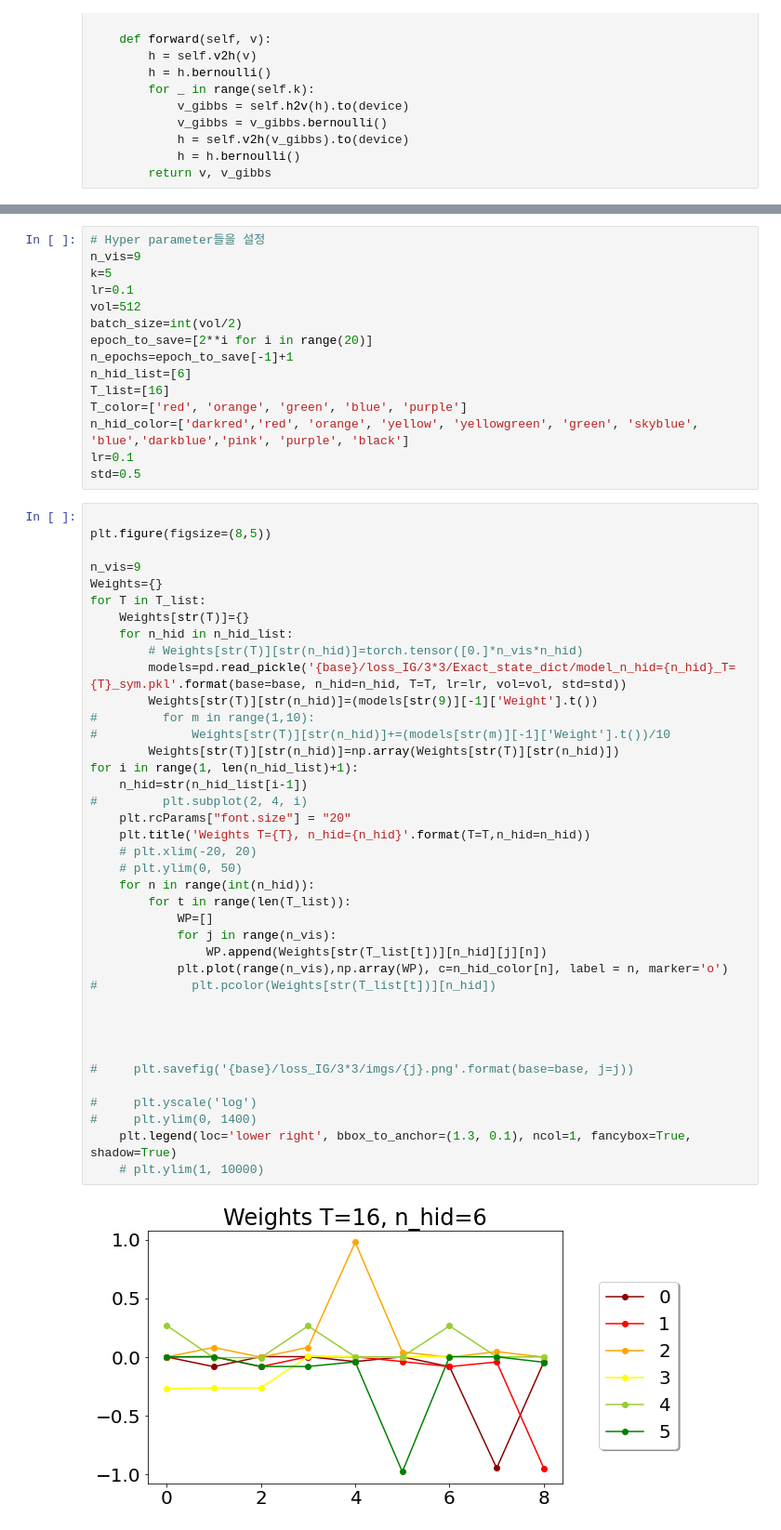
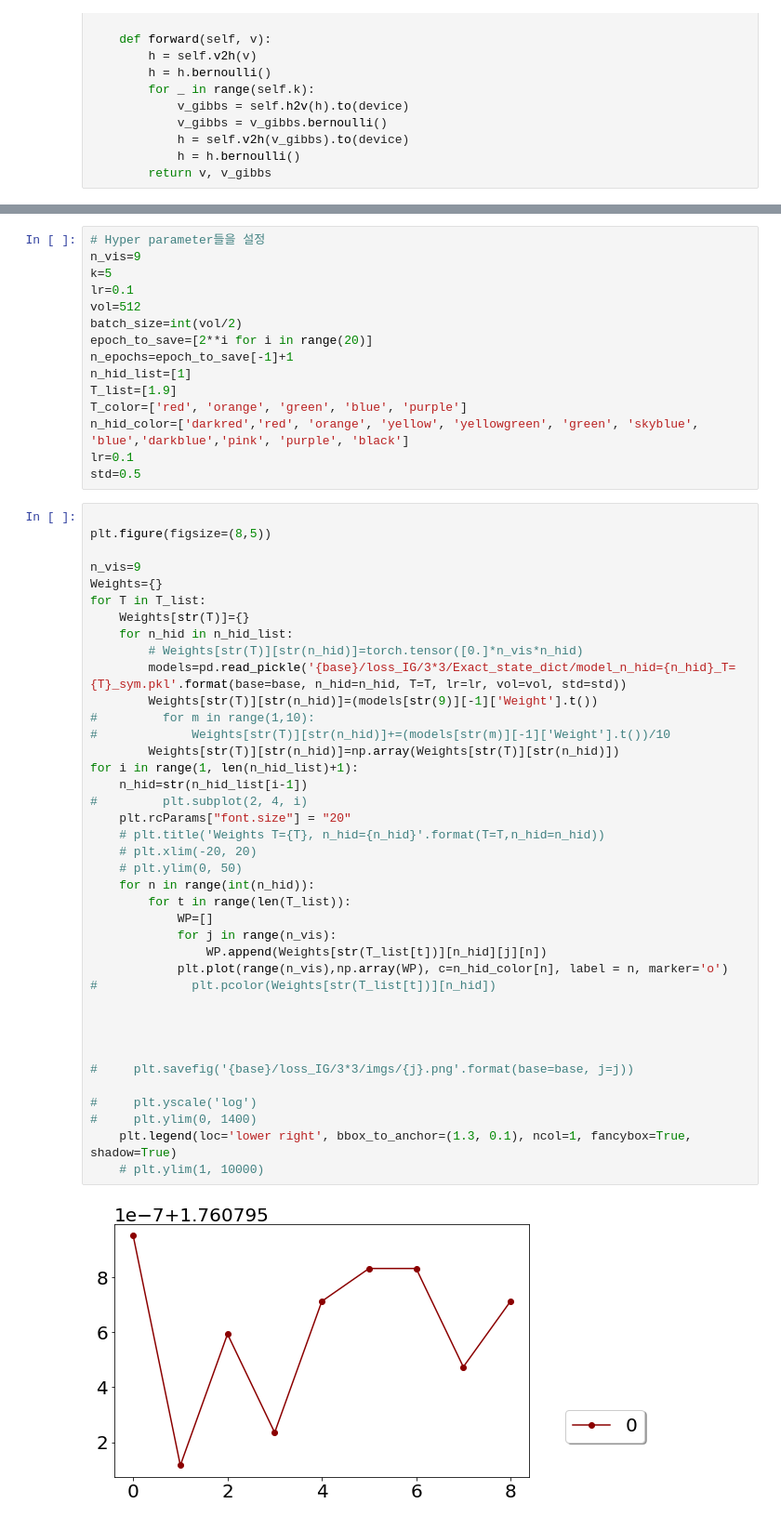
Before and after one commit to physicaone/loss_IG, a Jupyter notebook: [210902]visual_result8_sym.ipynb, the cells around one changed output, grey strips where cells are left out. Shown at 93% size. Cells and saved outputs as stored; diff of their text form.

```diff
--- a/[210902]visual_result8_sym.ipynb
+++ b/[210902]visual_result8_sym.ipynb
@@ -167,8 +175,8 @@ vol=512
 batch_size=int(vol/2)
 epoch_to_save=[2**i for i in range(20)]
 n_epochs=epoch_to_save[-1]+1
-n_hid_list=[6]
-T_list=[16]
+n_hid_list=[1]
+T_list=[1.9]
 T_color=['red', 'orange', 'green', 'blue', 'purple']
 n_hid_color=['darkred','red', 'orange', 'yellow', 'yellowgreen', 'green', 'skyblue', 'blue','darkblue','pink', 'purple', 'black']
 lr=0.1
@@ -185,32 +193,32 @@ for T in T_list:
         # Weights[str(T)][str(n_hid)]=torch.tensor([0.]*n_vis*n_hid)
         models=pd.read_pickle('{base}/loss_IG/3*3/Exact_state_dict/model_n_hid={n_hid}_T={T}_sym.pkl'.format(base=base, n_hid=n_hid, T=T, lr=lr, vol=vol, std=std))
         Weights[str(T)][str(n_hid)]=(models[str(9)][-1]['Weight'].t())
 #         for m in range(1,10):
 #             Weights[str(T)][str(n_hid)]+=(models[str(m)][-1]['Weight'].t())/10
         Weights[str(T)][str(n_hid)]=np.array(Weights[str(T)][str(n_hid)])
 for i in range(1, len(n_hid_list)+1):
     n_hid=str(n_hid_list[i-1])
 #         plt.subplot(2, 4, i)
     plt.rcParams["font.size"] = "20"
-    plt.title('Weights T={T}, n_hid={n_hid}'.format(T=T,n_hid=n_hid))
+    # plt.title('Weights T={T}, n_hid={n_hid}'.format(T=T,n_hid=n_hid))
     # plt.xlim(-20, 20)
     # plt.ylim(0, 50)
     for n in range(int(n_hid)):
         for t in range(len(T_list)):
             WP=[]
             for j in range(n_vis):
                 WP.append(Weights[str(T_list[t])][n_hid][j][n])
             plt.plot(range(n_vis),np.array(WP), c=n_hid_color[n], label = n, marker='o')
 #             plt.pcolor(Weights[str(T_list[t])][n_hid])
 
 
 
 
 #     plt.savefig('{base}/loss_IG/3*3/imgs/{j}.png'.format(base=base, j=j))
 
 #     plt.yscale('log')
 #     plt.ylim(0, 1400)
     plt.legend(loc='lower right', bbox_to_anchor=(1.3, 0.1), ncol=1, fancybox=True, shadow=True)
     # plt.ylim(1, 10000)
 # %% [output]
-[figure, old version]
+[figure, new version]
```
Also changed, not shown: parts of 5 cells of this notebook.
